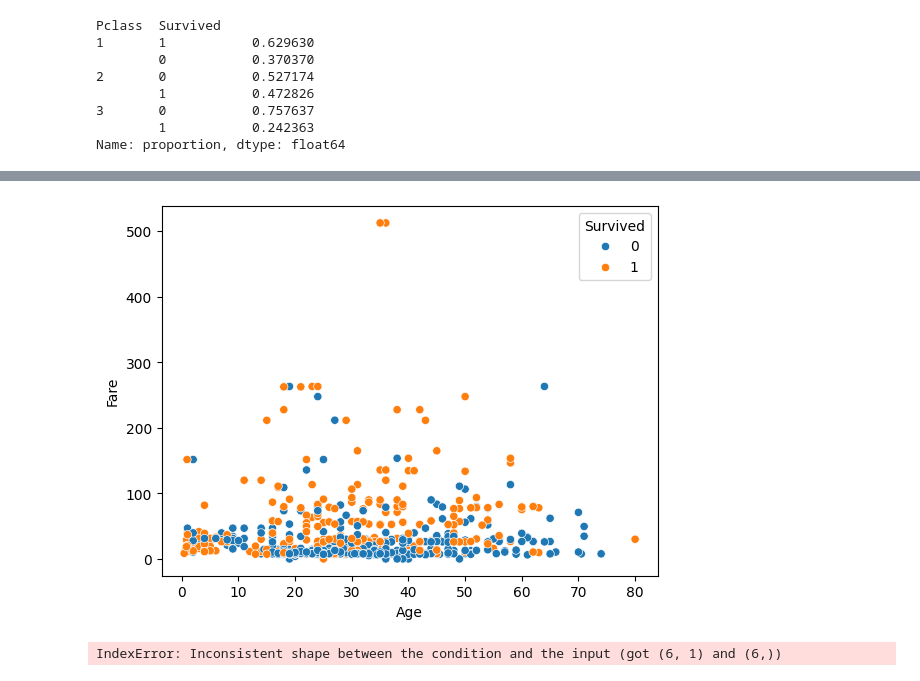
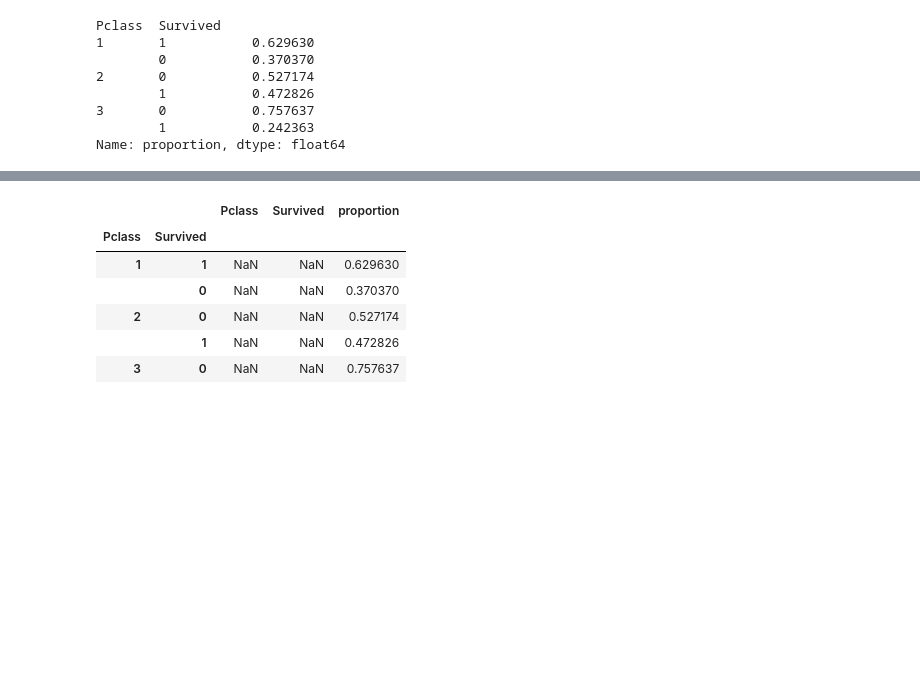
Before and after one commit to calhall4892/titanic-analysis, a Jupyter notebook: Titanic_notebook.ipynb, the cells around one changed output, grey strips where cells are left out. Saved outputs shown, nothing was run; the diff lists cells and outputs as text; code cells hidden in the pictures; blank space fills up the shorter version.

```diff
--- a/Titanic_notebook.ipynb
+++ b/Titanic_notebook.ipynb
@@ -121,8 +144,11 @@ dtype: float64
-# %%
-sbsc = sns.scatterplot(x = 'Age', y = 'Fare', hue = 'Survived', data = titanic_train)
-# %% [output]
-[figure, removed]
-# %%
-sns.heatmap(sur_by_sex_class, anno = True)
-# %% [output]
-IndexError: Inconsistent shape between the condition and the input (got (6, 1) and (6,))
+# %%
+sur_by_sex_class = pd.DataFrame(sur_by_sex_class, columns = ['Pclass', 'Survived', 'proportion'])
+sur_by_sex_class.head()
+# %% [output]
+|  |  | Pclass | Survived | proportion |
+| Pclass | Survived |  |  |  |
+| 1 | 1 | NaN | NaN | 0.629630 |
+|  | 0 | NaN | NaN | 0.370370 |
+| 2 | 0 | NaN | NaN | 0.527174 |
+|  | 1 | NaN | NaN | 0.472826 |
+| 3 | 0 | NaN | NaN | 0.757637 |
```
Also changed, not shown: parts of 11 cells of this notebook.
